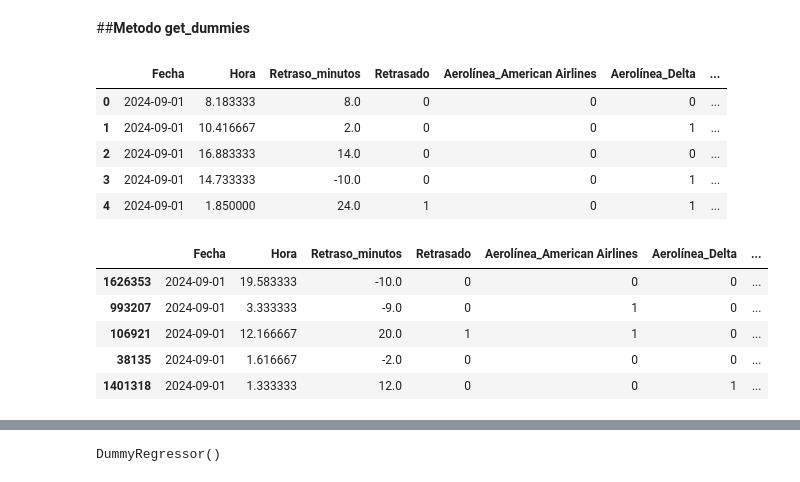
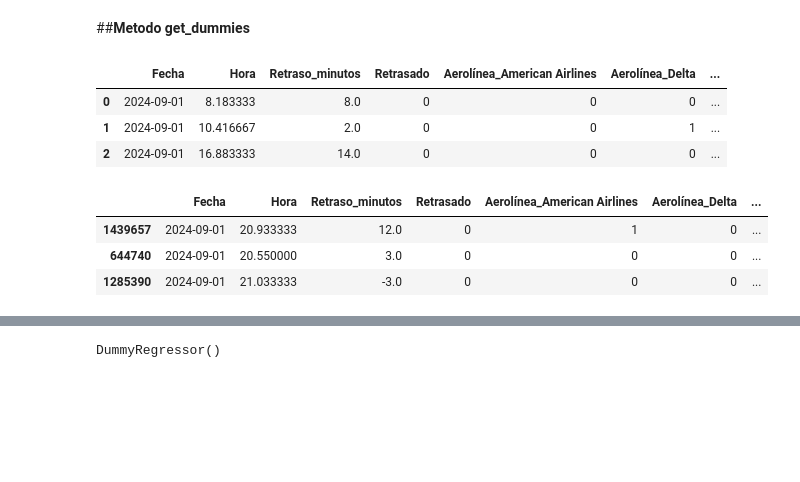
Before and after one commit to Ivan8Garcia/Proyecto_NoCountry, a Jupyter notebook: Vuelos.ipynb, the cells around one changed output, grey strips where cells are left out. Cells and saved outputs as stored; diff of their text form; code cells hidden in the pictures; blank space fills up the shorter version.

```diff
--- a/Vuelos.ipynb
+++ b/Vuelos.ipynb
@@ -268,21 +268,17 @@ datos.tail()
 #Todas estas columnas son categoricas (OBJ), para que se puedan hacer buenos modelos hay que codificarlas
 categoricas= ["Aerolínea","Origen","Destino","Dia_semana"]
 
-pd.get_dummies(data=datos,columns=categoricas,dtype=int).head(5)
+pd.get_dummies(data=datos,columns=categoricas,dtype=int).head(3)
 # %% [output]
 |  | Fecha | Hora | Retraso_minutos | Retrasado | Aerolínea_American Airlines | Aerolínea_Delta | ... |
 | 0 | 2024-09-01 | 8.183333 | 8.0 | 0 | 0 | 0 | ... |
 | 1 | 2024-09-01 | 10.416667 | 2.0 | 0 | 0 | 1 | ... |
 | 2 | 2024-09-01 | 16.883333 | 14.0 | 0 | 0 | 0 | ... |
-| 3 | 2024-09-01 | 14.733333 | -10.0 | 0 | 0 | 1 | ... |
-| 4 | 2024-09-01 | 1.850000 | 24.0 | 1 | 0 | 1 | ... |
 # %%
 datos_codificados=pd.get_dummies(data=datos,columns=categoricas,dtype=int)
-datos_codificados.sample(5)
+datos_codificados.sample(3)
 # %% [output]
 |  | Fecha | Hora | Retraso_minutos | Retrasado | Aerolínea_American Airlines | Aerolínea_Delta | ... |
-| 1626353 | 2024-09-01 | 19.583333 | -10.0 | 0 | 0 | 0 | ... |
-| 993207 | 2024-09-01 | 3.333333 | -9.0 | 0 | 1 | 0 | ... |
-| 106921 | 2024-09-01 | 12.166667 | 20.0 | 1 | 1 | 0 | ... |
-| 38135 | 2024-09-01 | 1.616667 | -2.0 | 0 | 0 | 0 | ... |
-| 1401318 | 2024-09-01 | 1.333333 | 12.0 | 0 | 0 | 1 | ... |
+| 1439657 | 2024-09-01 | 20.933333 | 12.0 | 0 | 1 | 0 | ... |
+| 644740 | 2024-09-01 | 20.550000 | 3.0 | 0 | 0 | 0 | ... |
+| 1285390 | 2024-09-01 | 21.033333 | -3.0 | 0 | 0 | 0 | ... |
```
Also changed, not shown: parts of 7 cells of this notebook.
